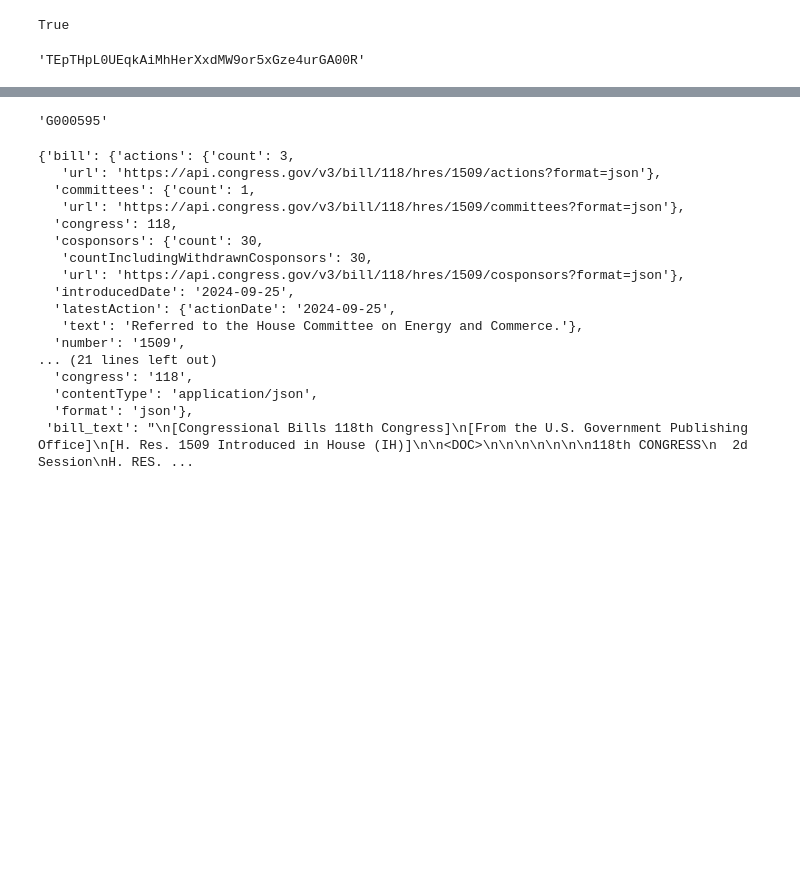
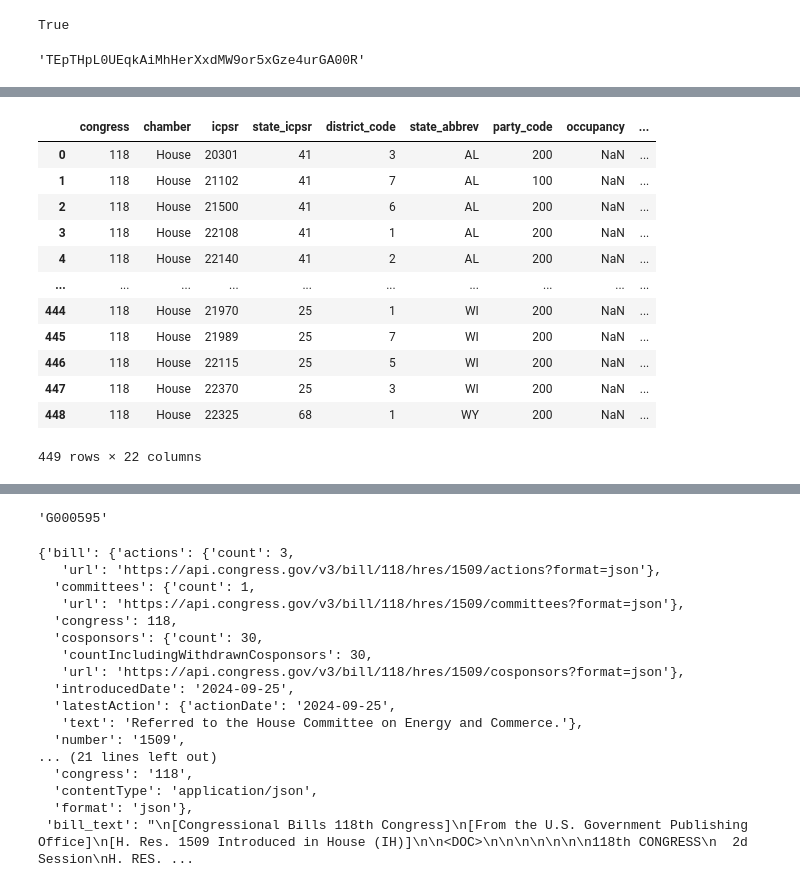
Before and after one commit to BingzheChen/contrans2024, a Jupyter notebook: sandbox.ipynb, the cells around one changed output, grey strips where cells are left out. Cells and saved outputs as stored; diff of their text form; code cells hidden in the pictures; blank space fills up the shorter version.

```diff
--- a/sandbox.ipynb
+++ b/sandbox.ipynb
@@ -18,0 +108,17 @@ ct.congresskey
+# %%
+ideology = ct.get_ideology()
+ideology
+# %% [output]
+|  | congress | chamber | icpsr | state_icpsr | district_code | state_abbrev | party_code | occupancy | ... |
+| 0 | 118 | House | 20301 | 41 | 3 | AL | 200 | NaN | ... |
+| 1 | 118 | House | 21102 | 41 | 7 | AL | 100 | NaN | ... |
+| 2 | 118 | House | 21500 | 41 | 6 | AL | 200 | NaN | ... |
+| 3 | 118 | House | 22108 | 41 | 1 | AL | 200 | NaN | ... |
+| 4 | 118 | House | 22140 | 41 | 2 | AL | 200 | NaN | ... |
+| ... | ... | ... | ... | ... | ... | ... | ... | ... | ... |
+| 444 | 118 | House | 21970 | 25 | 1 | WI | 200 | NaN | ... |
+| 445 | 118 | House | 21989 | 25 | 7 | WI | 200 | NaN | ... |
+| 446 | 118 | House | 22115 | 25 | 5 | WI | 200 | NaN | ... |
+| 447 | 118 | House | 22370 | 25 | 3 | WI | 200 | NaN | ... |
+| 448 | 118 | House | 22325 | 68 | 1 | WY | 200 | NaN | ... |
+449 rows × 22 columns
```
Also changed, not shown: parts of 15 cells of this notebook, 1 other file.
